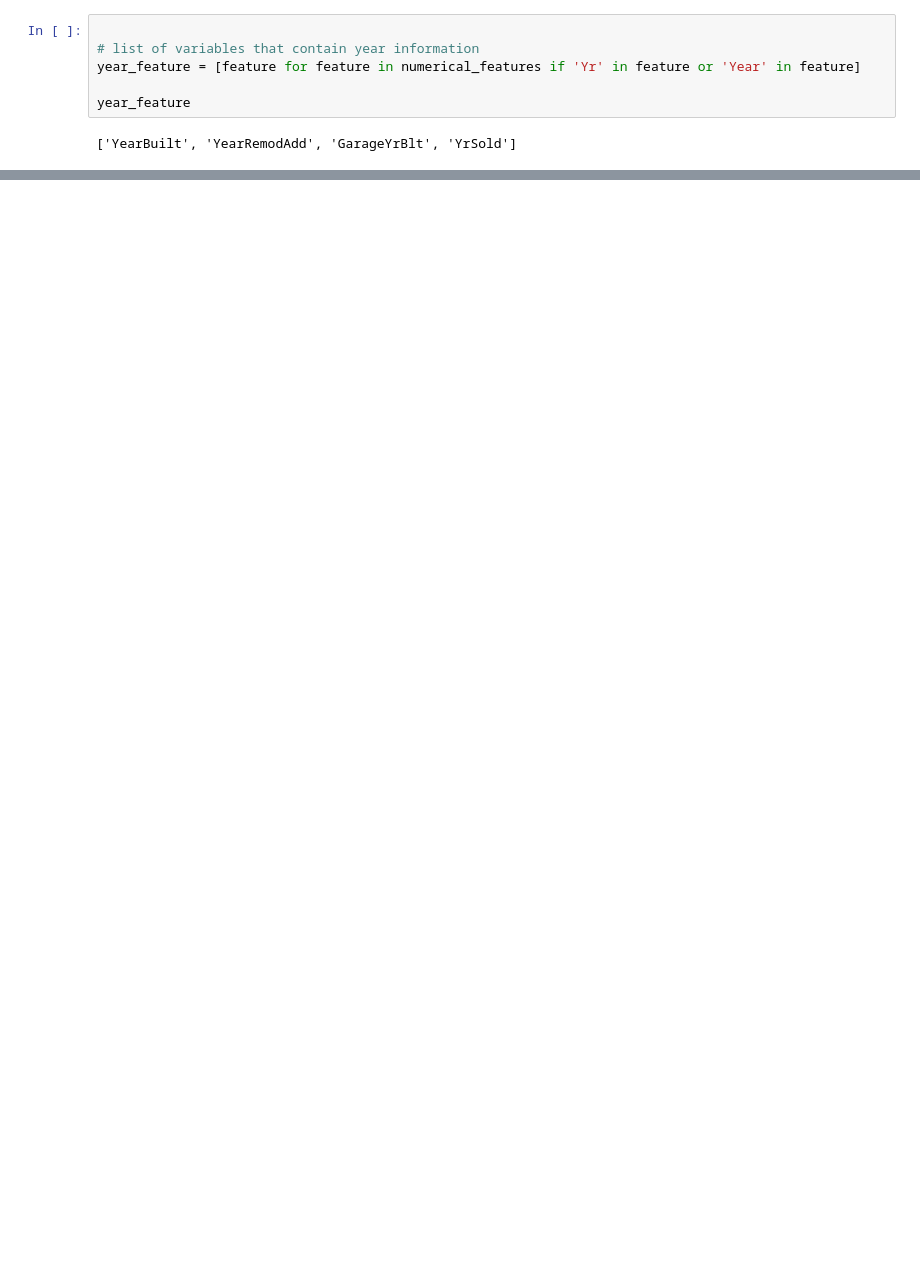
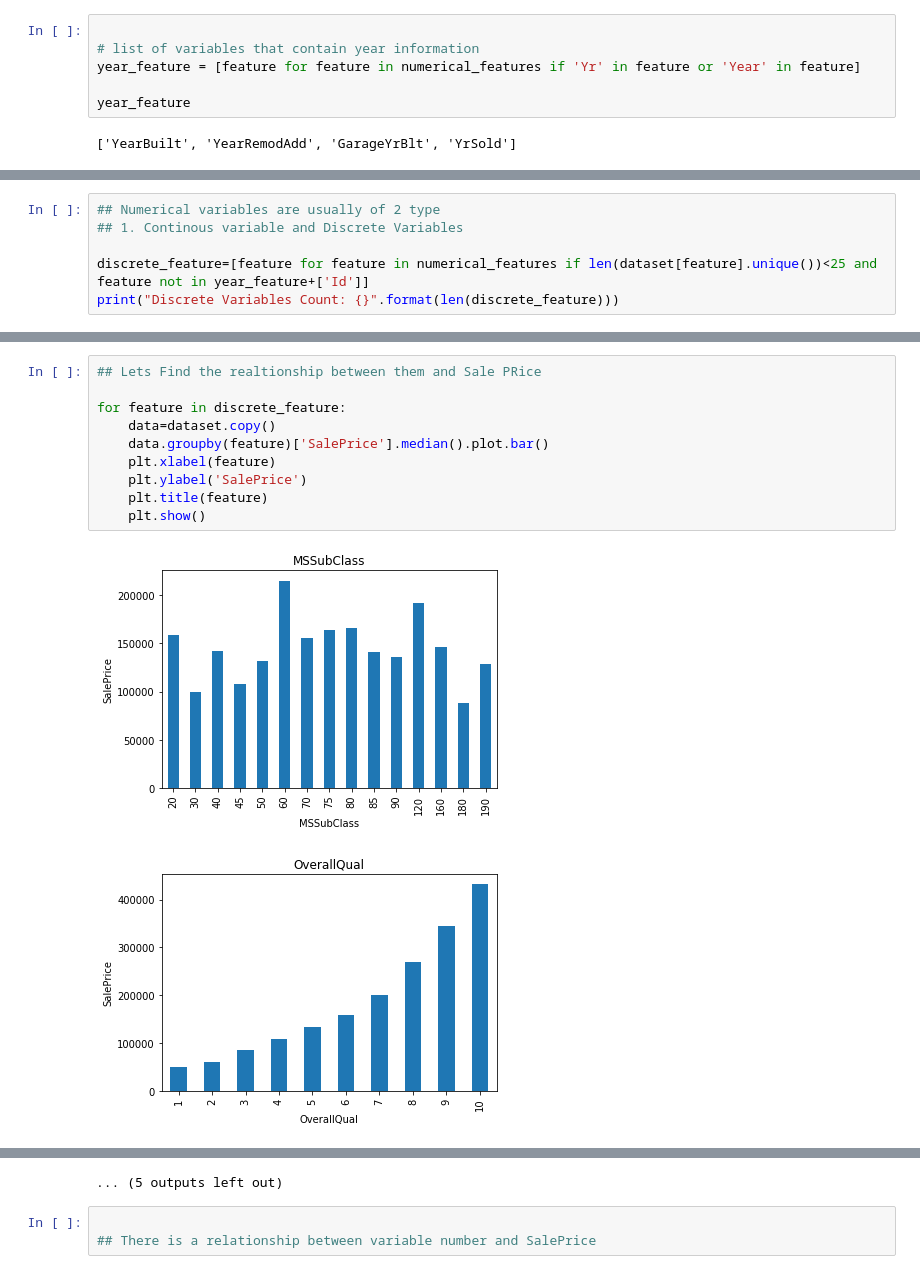
Before and after one commit to ashish7406/DataScienceRepo, a Jupyter notebook: HousingPrices/DataExploration.ipynb, the cells around one changed output, grey strips where cells are left out. Cells and saved outputs as stored; diff of their text form; blank space fills up the shorter version.

```diff
--- a/HousingPrices/DataExploration.ipynb
+++ b/HousingPrices/DataExploration.ipynb
@@ -174,0 +232,6 @@ year_feature
+# %%
+## Numerical variables are usually of 2 type
+## 1. Continous variable and Discrete Variables
+
+discrete_feature=[feature for feature in numerical_features if len(dataset[feature].unique())<25 and feature not in year_feature+['Id']]
+print("Discrete Variables Count: {}".format(len(discrete_feature)))
@@ -174,0 +269,13 @@ year_feature
+# %%
+## Lets Find the realtionship between them and Sale PRice
+
+for feature in discrete_feature:
+    data=dataset.copy()
+    data.groupby(feature)['SalePrice'].median().plot.bar()
+    plt.xlabel(feature)
+    plt.ylabel('SalePrice')
+    plt.title(feature)
+    plt.show()
+# %% [output]
+[figure, added]
+[figure, added]
@@ -174,0 +292,4 @@ year_feature
+... (5 outputs left out)
+# %%
+
+## There is a relationship between variable number and SalePrice
```
Also changed, not shown: parts of 27 cells of this notebook.
